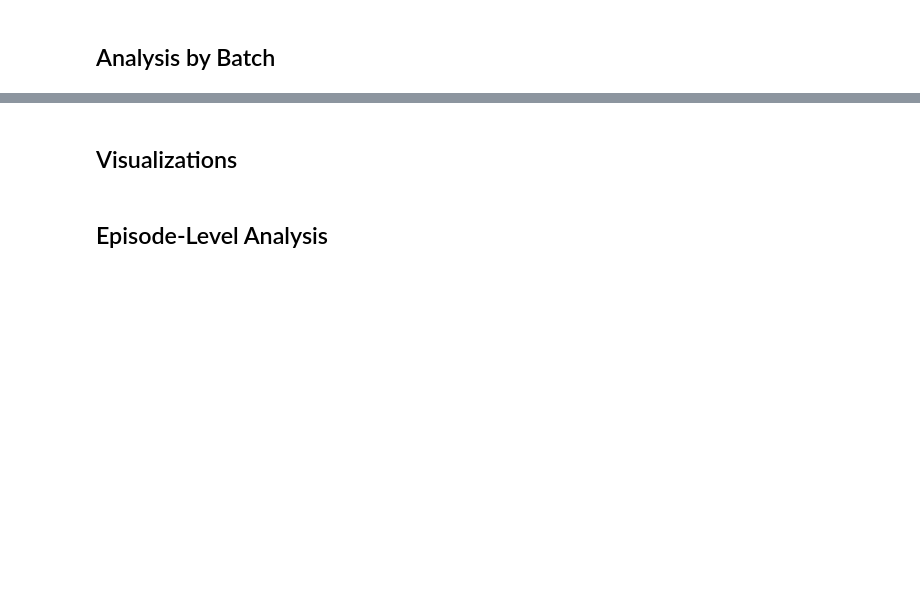
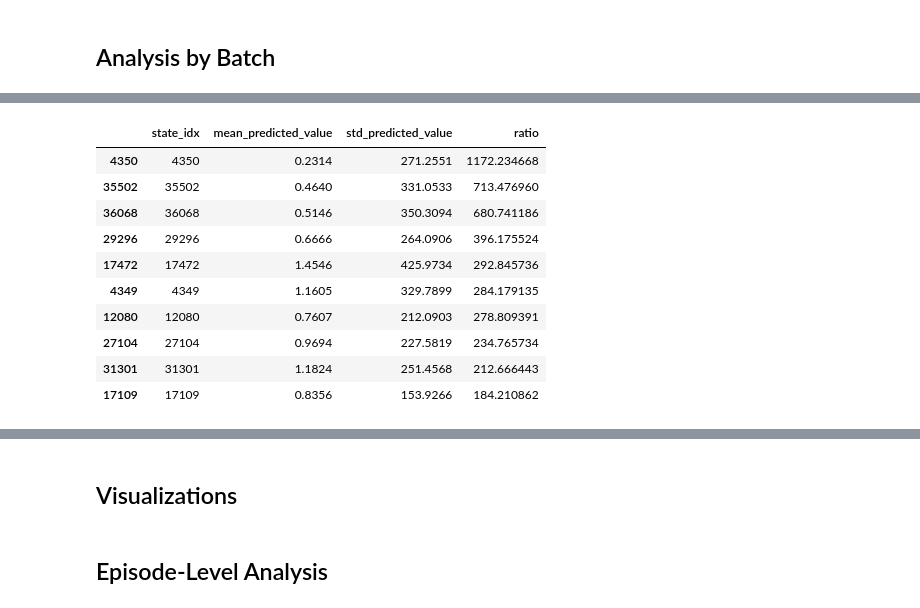
Before and after one commit to cheikdav/pooling_eval, a Jupyter notebook: notebooks/explore_results.ipynb, the cells around one changed output, grey strips where cells are left out. Saved outputs shown, nothing was run; the diff lists cells and outputs as text; code cells hidden in the pictures; blank space fills up the shorter version.

```diff
--- a/notebooks/explore_results.ipynb
+++ b/notebooks/explore_results.ipynb
@@ -79,14 +114,9 @@ print(f"Std Dev of Prediction Error: {df['prediction_error'].std():.4f}")
 ## Analysis by Batch
 # %%
 # Statistics per batch
-batch_stats = df.groupby('batch_idx').agg({
+batch_stats = df.groupby(['state_idx']).agg({
     'predicted_value': ['mean', 'std'],
-    'true_value': ['mean', 'std'],
-    'squared_error': 'mean',
-    'absolute_error': 'mean',
-    'prediction_error': ['mean', 'std']
-}).round(4)
-
-batch_stats.columns = ['_'.join(col).strip() for col in batch_stats.columns.values]
+}).round(4).reset_index()
+batch_stats.columns = ['state_idx', 'mean_predicted_value', 'std_predicted_value']
 print("\nStatistics by Batch:")
 batch_stats
@@ -92,0 +156,15 @@ batch_stats
+# %%
+batch_stats['ratio'] = batch_stats['std_predicted_value'] / batch_stats['mean_predicted_value']
+batch_stats.sort_values(by='ratio', ascending=False).head(10)
+# %% [output]
+|  | state_idx | mean_predicted_value | std_predicted_value | ratio |
+| 4350 | 4350 | 0.2314 | 271.2551 | 1172.234668 |
+| 35502 | 35502 | 0.4640 | 331.0533 | 713.476960 |
+| 36068 | 36068 | 0.5146 | 350.3094 | 680.741186 |
+| 29296 | 29296 | 0.6666 | 264.0906 | 396.175524 |
+| 17472 | 17472 | 1.4546 | 425.9734 | 292.845736 |
+| 4349 | 4349 | 1.1605 | 329.7899 | 284.179135 |
+| 12080 | 12080 | 0.7607 | 212.0903 | 278.809391 |
+| 27104 | 27104 | 0.9694 | 227.5819 | 234.765734 |
+| 31301 | 31301 | 1.1824 | 251.4568 | 212.666443 |
+| 17109 | 17109 | 0.8356 | 153.9266 | 184.210862 |
```
Also changed, not shown: parts of 10 cells of this notebook.
